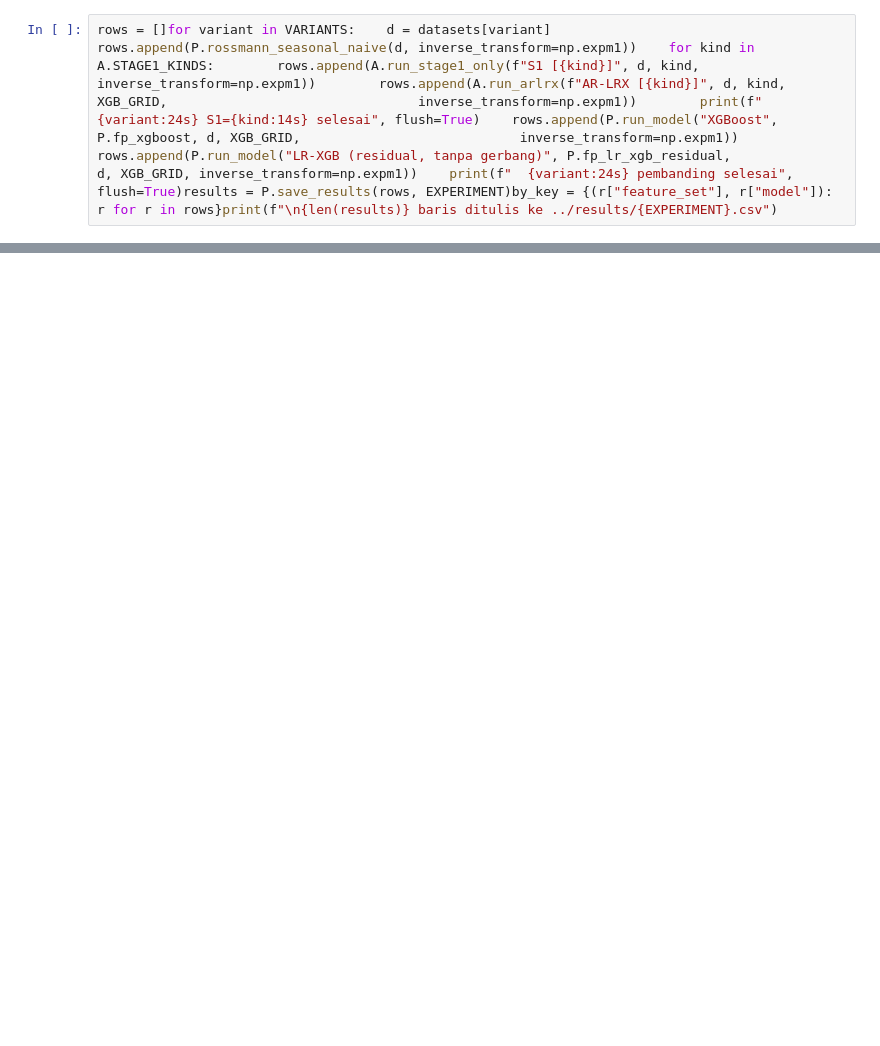
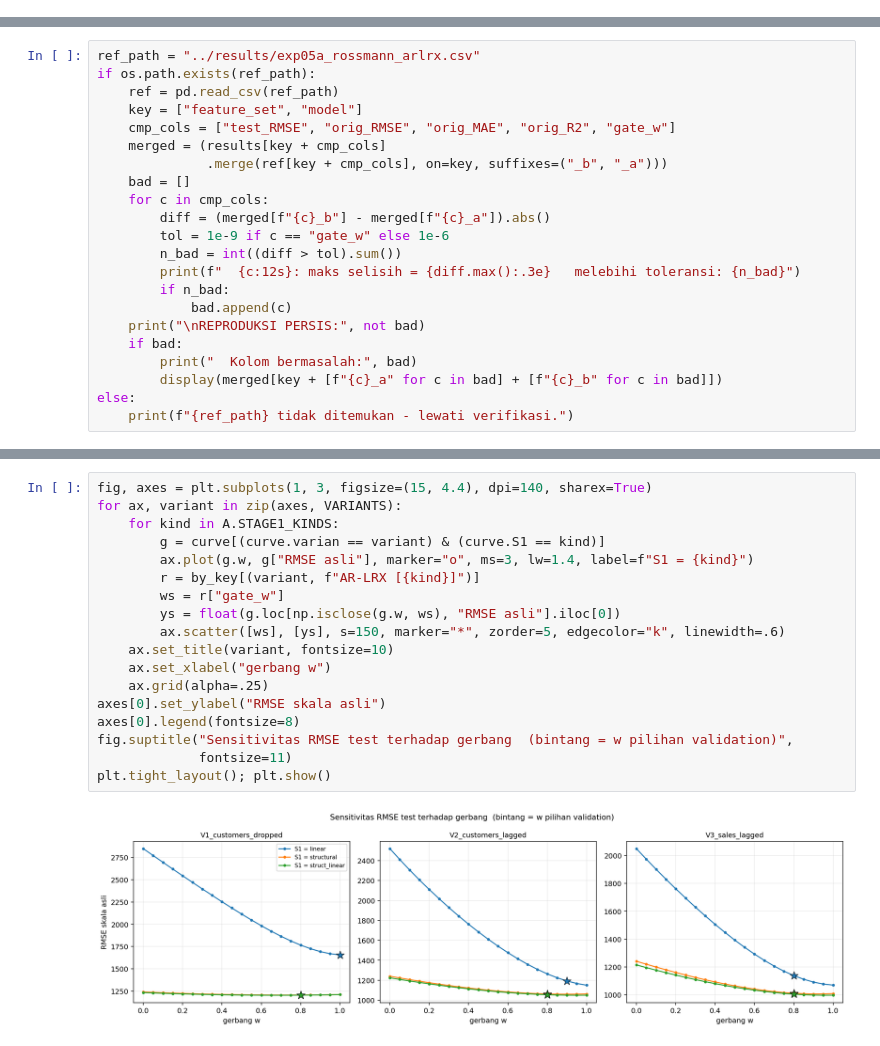
Before and after one commit to wahyuramadhandotcom/A-Hybrid-forecasting-model, a Jupyter notebook: notebooks/exp05b_rossmann_arlrx_audit.ipynb, the cells around one changed output, grey strips where cells are left out. Drawn from its saved outputs; the diff is of its cells as text; blank space fills up the shorter version.

```diff
--- a/notebooks/exp05b_rossmann_arlrx_audit.ipynb
+++ b/notebooks/exp05b_rossmann_arlrx_audit.ipynb
@@ -9,2 +0,0 @@ frame = P.build_rossmann_frame("../data/raw/rossmann/train.csv",
-# %%
-rows = []for variant in VARIANTS:    d = datasets[variant]    rows.append(P.rossmann_seasonal_naive(d, inverse_transform=np.expm1))    for kind in A.STAGE1_KINDS:        rows.append(A.run_stage1_only(f"S1 [{kind}]", d, kind,                                      inverse_transform=np.expm1))        rows.append(A.run_arlrx(f"AR-LRX [{kind}]", d, kind, XGB_GRID,                                inverse_transform=np.expm1))        print(f"  {variant:24s} S1={kind:14s} selesai", flush=True)    rows.append(P.run_model("XGBoost", P.fp_xgboost, d, XGB_GRID,                            inverse_transform=np.expm1))    rows.append(P.run_model("LR-XGB (residual, tanpa gerbang)", P.fp_lr_xgb_residual,                            d, XGB_GRID, inverse_transform=np.expm1))    print(f"  {variant:24s} pembanding selesai", flush=True)results = P.save_results(rows, EXPERIMENT)by_key = {(r["feature_set"], r["model"]): r for r in rows}print(f"\n{len(results)} baris ditulis ke ../results/{EXPERIMENT}.csv")
@@ -38,0 +139,22 @@ print("="*88)for variant in VARIANTS:    sub = results[results.feature_set == va
+# %%
+ref_path = "../results/exp05a_rossmann_arlrx.csv"
+if os.path.exists(ref_path):
+    ref = pd.read_csv(ref_path)
+    key = ["feature_set", "model"]
+    cmp_cols = ["test_RMSE", "orig_RMSE", "orig_MAE", "orig_R2", "gate_w"]
+    merged = (results[key + cmp_cols]
+              .merge(ref[key + cmp_cols], on=key, suffixes=("_b", "_a")))
+    bad = []
+    for c in cmp_cols:
+        diff = (merged[f"{c}_b"] - merged[f"{c}_a"]).abs()
+        tol = 1e-9 if c == "gate_w" else 1e-6
+        n_bad = int((diff > tol).sum())
+        print(f"  {c:12s}: maks selisih = {diff.max():.3e}   melebihi toleransi: {n_bad}")
+        if n_bad:
+            bad.append(c)
+    print("\nREPRODUKSI PERSIS:", not bad)
+    if bad:
+        print("  Kolom bermasalah:", bad)
+        display(merged[key + [f"{c}_a" for c in bad] + [f"{c}_b" for c in bad]])
+else:
+    print(f"{ref_path} tidak ditemukan - lewati verifikasi.")
@@ -38,0 +322,20 @@ print("="*88)for variant in VARIANTS:    sub = results[results.feature_set == va
+# %%
+fig, axes = plt.subplots(1, 3, figsize=(15, 4.4), dpi=140, sharex=True)
+for ax, variant in zip(axes, VARIANTS):
+    for kind in A.STAGE1_KINDS:
+        g = curve[(curve.varian == variant) & (curve.S1 == kind)]
+        ax.plot(g.w, g["RMSE asli"], marker="o", ms=3, lw=1.4, label=f"S1 = {kind}")
+        r = by_key[(variant, f"AR-LRX [{kind}]")]
+        ws = r["gate_w"]
+        ys = float(g.loc[np.isclose(g.w, ws), "RMSE asli"].iloc[0])
+        ax.scatter([ws], [ys], s=150, marker="*", zorder=5, edgecolor="k", linewidth=.6)
+    ax.set_title(variant, fontsize=10)
+    ax.set_xlabel("gerbang w")
+    ax.grid(alpha=.25)
+axes[0].set_ylabel("RMSE skala asli")
+axes[0].legend(fontsize=8)
+fig.suptitle("Sensitivitas RMSE test terhadap gerbang  (bintang = w pilihan validation)",
+             fontsize=11)
+plt.tight_layout(); plt.show()
+# %% [output]
+[figure, added]
```
Also changed, not shown: parts of 36 cells of this notebook, 58 other files.
